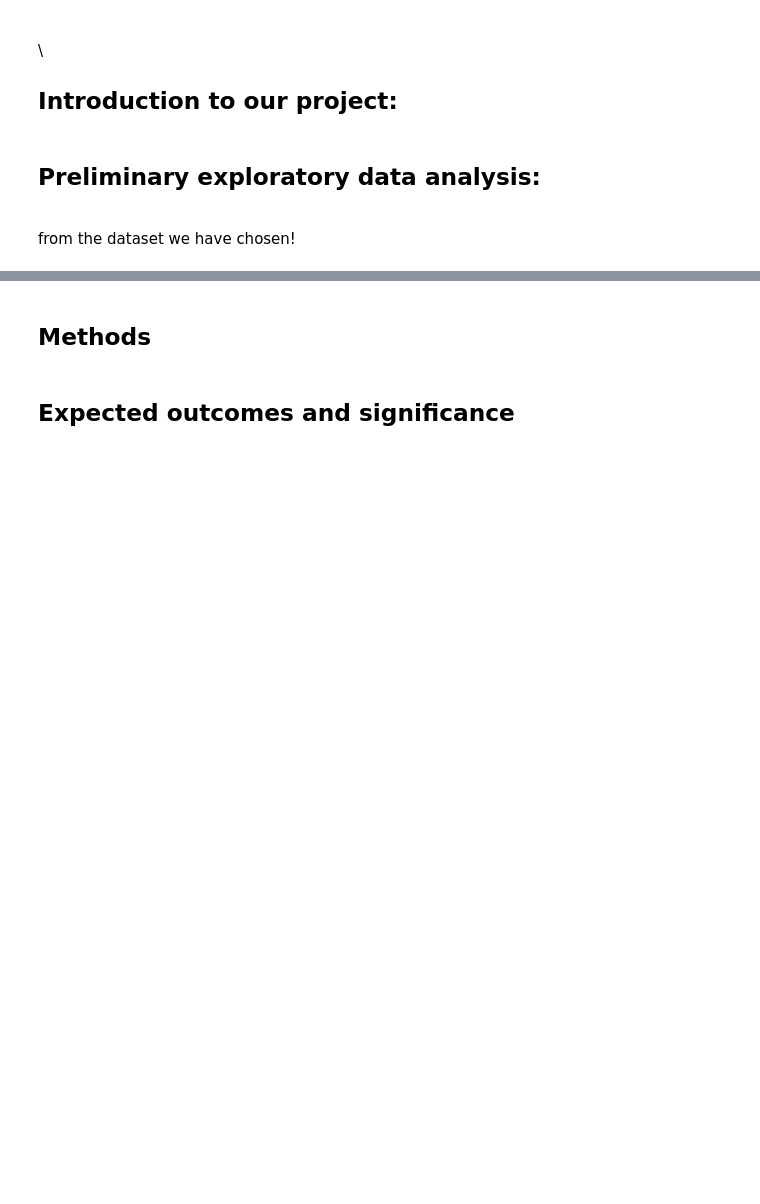
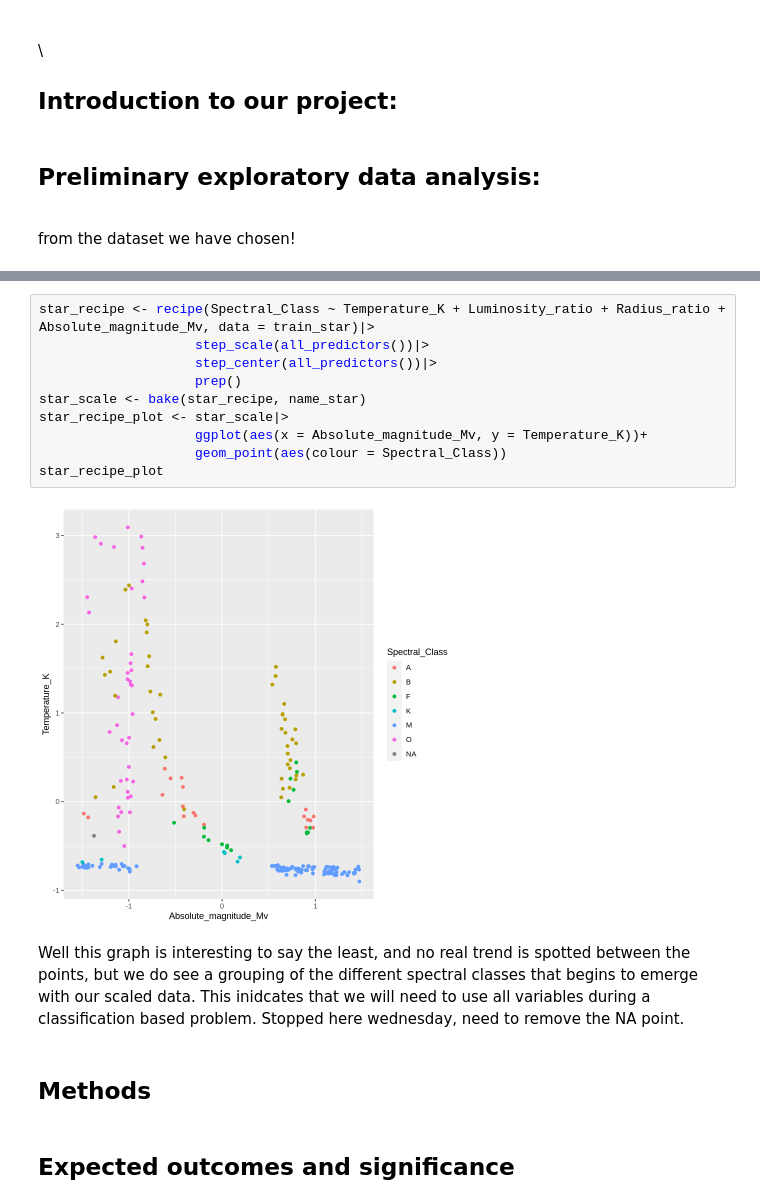
Before and after one commit to zackpeachell/DSCI-100-group-008-05-w12023, a Jupyter notebook: Group_proposal.ipynb, the cells around one changed output, grey strips where cells are left out. Saved outputs shown, nothing was run; the diff lists cells and outputs as text; blank space fills up the shorter version.

```diff
--- a/Group_proposal.ipynb
+++ b/Group_proposal.ipynb
@@ -88,3 +128,17 @@ A tibble: 7 × 2
+# %%
+star_recipe <- recipe(Spectral_Class ~ Temperature_K + Luminosity_ratio + Radius_ratio + Absolute_magnitude_Mv, data = train_star)|>
+                    step_scale(all_predictors())|>
+                    step_center(all_predictors())|>
+                    prep()
+star_scale <- bake(star_recipe, name_star)
+star_recipe_plot <- star_scale|>
+                    ggplot(aes(x = Absolute_magnitude_Mv, y = Temperature_K))+
+                    geom_point(aes(colour = Spectral_Class))
+star_recipe_plot
+# %% [output]
+[figure, added]
+# %% [markdown]
+Well this graph is interesting to say the least, and no real trend is spotted between the points, but we do see a grouping of the different spectral classes that begins to emerge with our scaled data. This inidcates that we will need to use all variables during a classification based problem. Stopped here wednesday, need to remove the NA point.
 # %% [markdown]
 ## Methods
 # %% [markdown]
```
Also changed, not shown: parts of 7 cells of this notebook.
